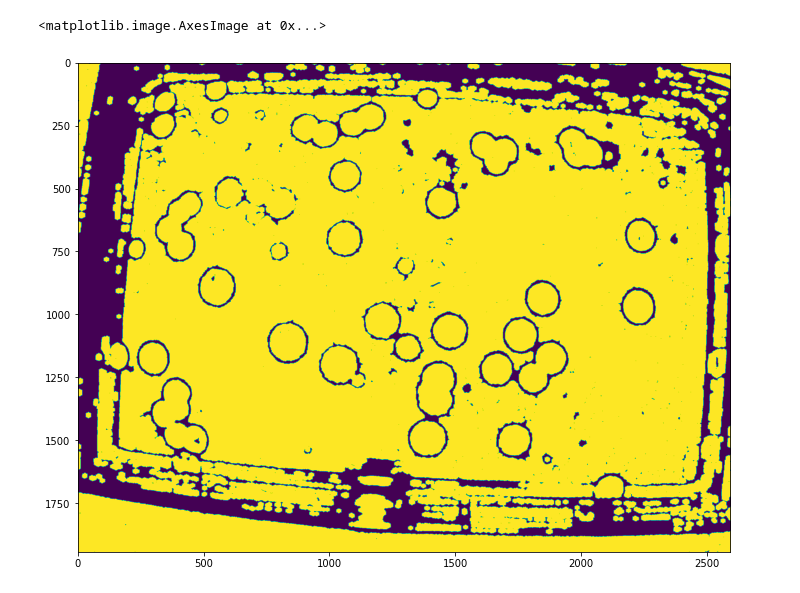
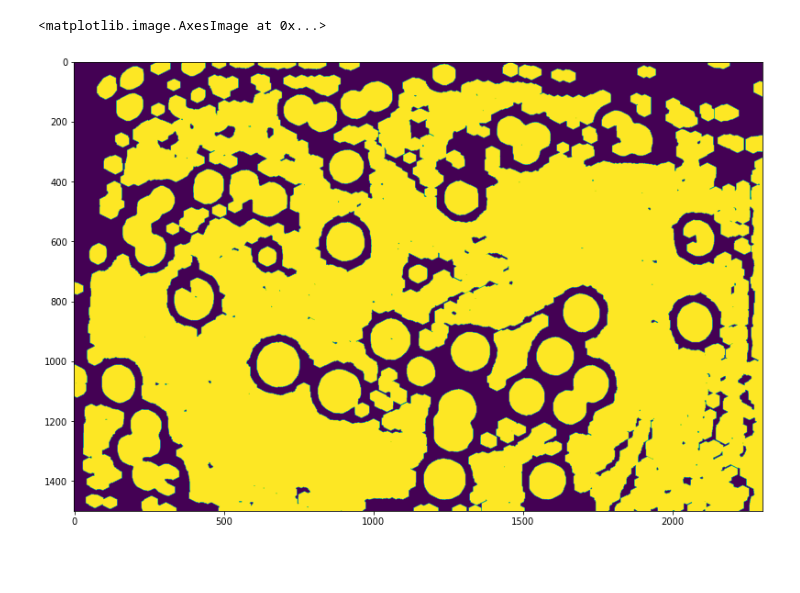
Before and after one commit to sadmanca/open-insulin-vision, a Jupyter notebook: colony-detection.ipynb, the cells around one changed output. Drawn from its saved outputs; the diff is of its cells as text; code cells hidden in the pictures; blank space fills up the shorter version.

Commit message:
Refine adaptive threshold

```diff
--- a/colony-detection.ipynb
+++ b/colony-detection.ipynb
@@ -10,34 +10,39 @@ from skimage.io import imread, imsave
 # %%
 image = 'real.jpg'
 img = cv2.imread(image, 1)
 img_orig = img.copy()
 
-gray = cv2.cvtColor(img,cv2.COLOR_BGR2GRAY)
-# yen = threshold_yen(gray)
-# bright = rescale_intensity(gray, (0, yen), (0,0))
+crop = img[100:1600,150:2450]
+gray = cv2.cvtColor(crop,cv2.COLOR_BGR2GRAY)
 
 blur = cv2.medianBlur(gray, 11)
-thresh = cv2.adaptiveThreshold(blur, 255, cv2.ADAPTIVE_THRESH_GAUSSIAN_C, cv2.THRESH_BINARY,25,2)
+thresh = cv2.adaptiveThreshold(blur, 255, cv2.ADAPTIVE_THRESH_MEAN_C, cv2.THRESH_BINARY,57,3)
 
 kernel = cv2.getStructuringElement(cv2.MORPH_ELLIPSE, (5,5))
-img = cv2.morphologyEx(thresh, cv2.MORPH_OPEN, kernel, iterations=5)
+opening = cv2.morphologyEx(thresh, cv2.MORPH_OPEN, kernel, iterations=10)
+
+# blur = cv2.medianBlur(gray, 11)
+# img = cv2.adaptiveThreshold(blur, 255, cv2.ADAPTIVE_THRESH_GAUSSIAN_C, cv2.THRESH_BINARY_INV,75,2)
+
+# kernel = cv2.getStructuringElement(cv2.MORPH_ELLIPSE, (5,5))
+# img = cv2.morphologyEx(thresh, cv2.MORPH_OPEN, kernel, iterations=5)
 
 # find contours and filter using contour area and aspect ratio
 # cnts = cv2.findContours(opening, cv2.RETR_EXTERNAL, cv2.CHAIN_APPROX_SIMPLE)
 # cnts = cnts[0] if len(cnts) == 2 else cnts[1]
 # for c in cnts:
 #     peri = cv2.arcLength(c, True)
 #     approx = cv2.approxPolyDP(c, 0.04 * peri, True)
 #     area = cv2.contourArea(c)
 #     if len(approx) > 5 and area > 500 and area < 50000:
 #         ((x,y), r) = cv2.minEnclosingCircle(c)
 #         cv2.circle(img, (int(x), int(y)), int(r), (36,255,12), 2)
 
 plt.rcParams["figure.figsize"] = (16,9)
-plt.imshow(img)
+plt.imshow(opening)
 # %% [output]
 <matplotlib.image.AxesImage at 0x...>
-[figure, old version]
+[figure, new version]
 # %%
 
 # print (all_circs_rounded)
```
Also changed, not shown: parts of 2 cells of this notebook.
